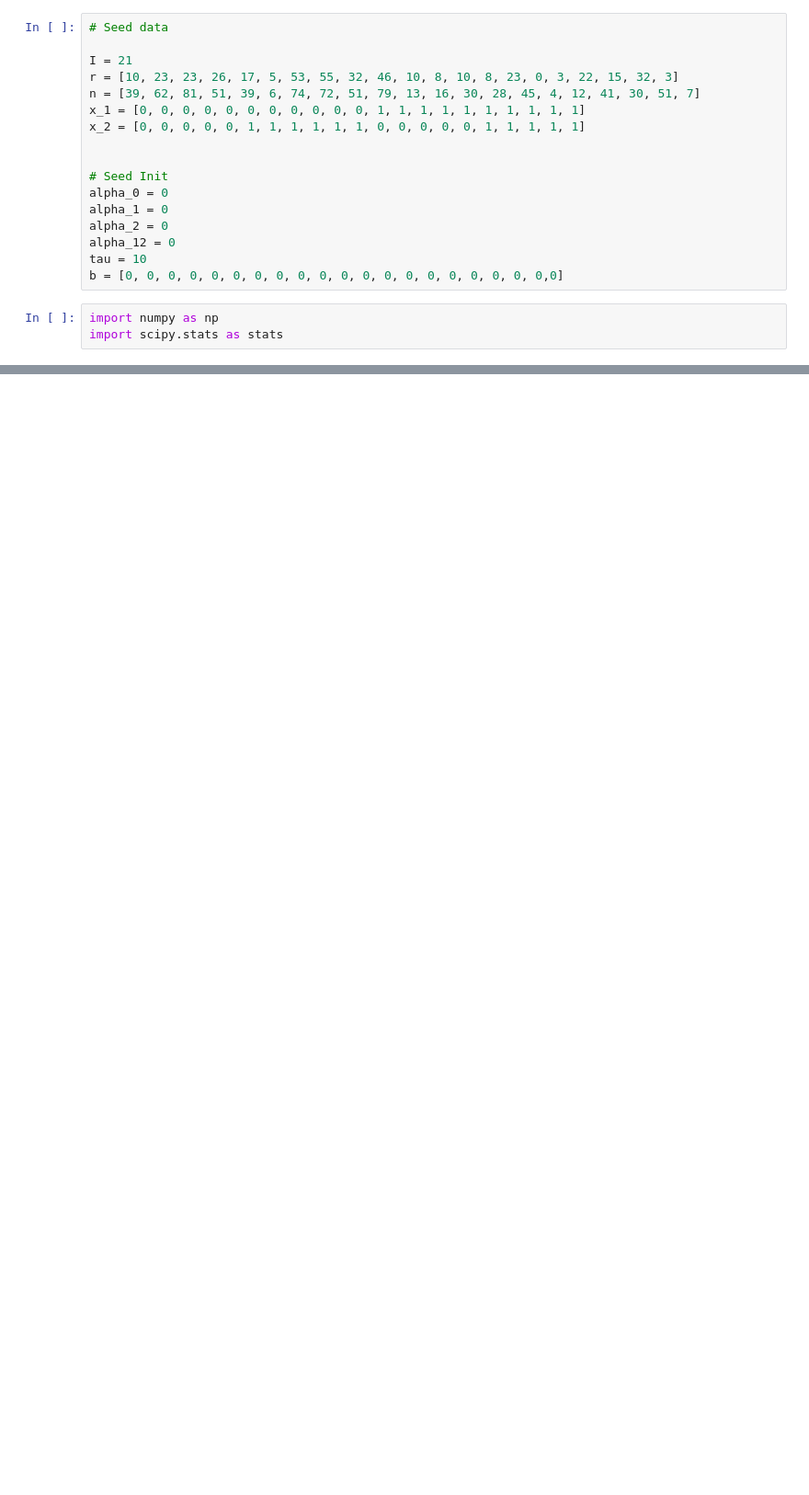
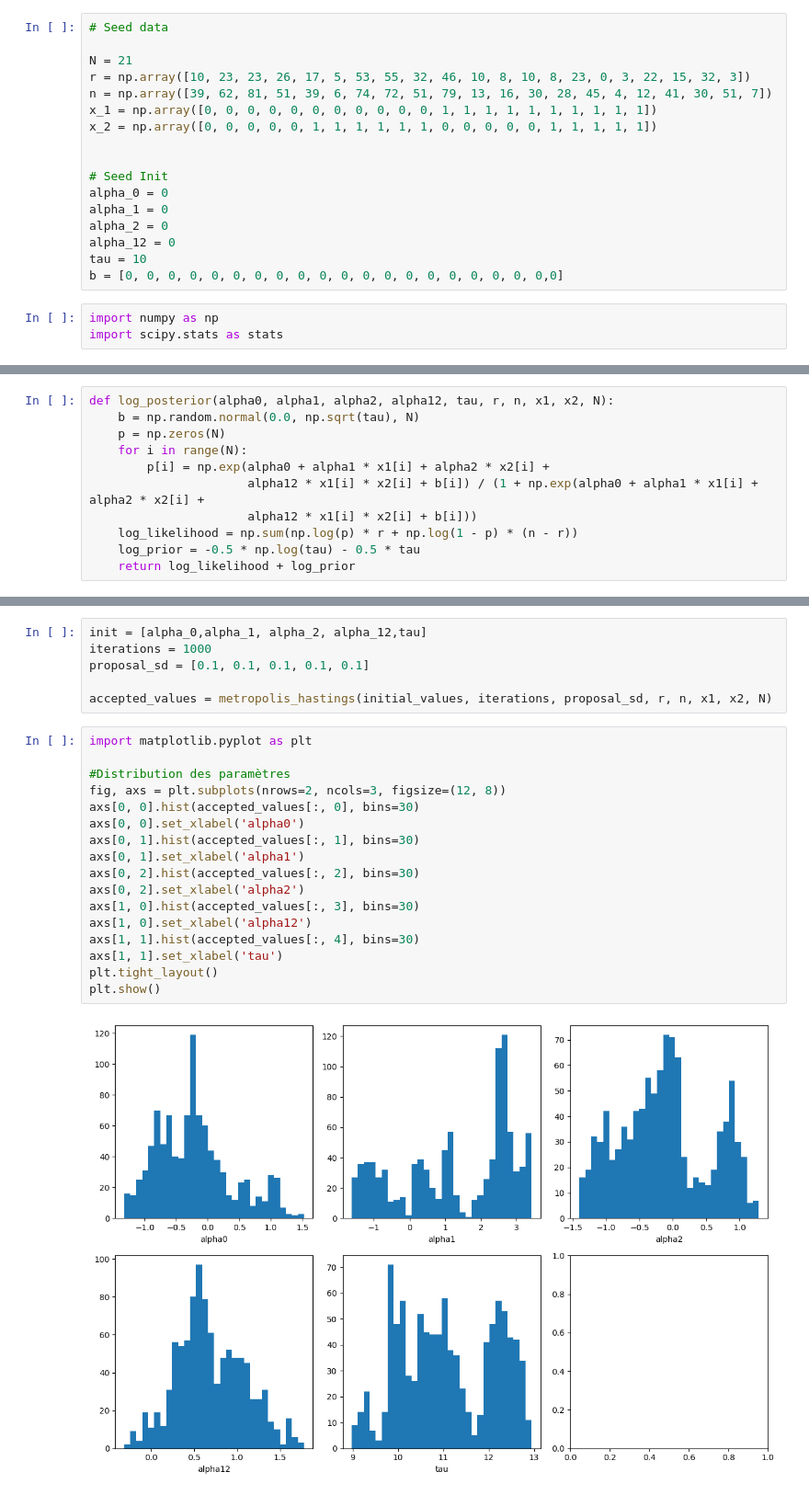
Before and after one commit to Antoine3529/MethodesBayesiennes, a Jupyter notebook: SEEDS.ipynb, the cells around one changed output, grey strips where cells are left out. Shown at 92% size. Cells and saved outputs as stored; diff of their text form; blank space fills up the shorter version.

Commit message:
notebook
metropolis hasting semble fonctionner, je regarde pour gibbs apres

```diff
--- a/SEEDS.ipynb
+++ b/SEEDS.ipynb
@@ -1,11 +1,11 @@
 # %%
 # Seed data
 
-I = 21
-r = [10, 23, 23, 26, 17, 5, 53, 55, 32, 46, 10, 8, 10, 8, 23, 0, 3, 22, 15, 32, 3]
-n = [39, 62, 81, 51, 39, 6, 74, 72, 51, 79, 13, 16, 30, 28, 45, 4, 12, 41, 30, 51, 7]
-x_1 = [0, 0, 0, 0, 0, 0, 0, 0, 0, 0, 0, 1, 1, 1, 1, 1, 1, 1, 1, 1, 1]
-x_2 = [0, 0, 0, 0, 0, 1, 1, 1, 1, 1, 1, 0, 0, 0, 0, 0, 1, 1, 1, 1, 1]
+N = 21
+r = np.array([10, 23, 23, 26, 17, 5, 53, 55, 32, 46, 10, 8, 10, 8, 23, 0, 3, 22, 15, 32, 3])
+n = np.array([39, 62, 81, 51, 39, 6, 74, 72, 51, 79, 13, 16, 30, 28, 45, 4, 12, 41, 30, 51, 7])
+x_1 = np.array([0, 0, 0, 0, 0, 0, 0, 0, 0, 0, 0, 1, 1, 1, 1, 1, 1, 1, 1, 1, 1])
+x_2 = np.array([0, 0, 0, 0, 0, 1, 1, 1, 1, 1, 1, 0, 0, 0, 0, 0, 1, 1, 1, 1, 1])
 
 
 # Seed Init
@@ -148,0 +155,11 @@ ValueError: operands could not be broadcast together with shapes (21,) (0,)
+# %%
+def log_posterior(alpha0, alpha1, alpha2, alpha12, tau, r, n, x1, x2, N):
+    b = np.random.normal(0.0, np.sqrt(tau), N)
+    p = np.zeros(N)
+    for i in range(N):
+        p[i] = np.exp(alpha0 + alpha1 * x1[i] + alpha2 * x2[i] +
+                      alpha12 * x1[i] * x2[i] + b[i]) / (1 + np.exp(alpha0 + alpha1 * x1[i] + alpha2 * x2[i] +
+                      alpha12 * x1[i] * x2[i] + b[i]))
+    log_likelihood = np.sum(np.log(p) * r + np.log(1 - p) * (n - r))
+    log_prior = -0.5 * np.log(tau) - 0.5 * tau
+    return log_likelihood + log_prior
@@ -148,0 +192,25 @@ ValueError: operands could not be broadcast together with shapes (21,) (0,)
+# %%
+init = [alpha_0,alpha_1, alpha_2, alpha_12,tau]
+iterations = 1000
+proposal_sd = [0.1, 0.1, 0.1, 0.1, 0.1]
+
+accepted_values = metropolis_hastings(initial_values, iterations, proposal_sd, r, n, x1, x2, N)
+# %%
+import matplotlib.pyplot as plt
+
+#Distribution des paramètres
+fig, axs = plt.subplots(nrows=2, ncols=3, figsize=(12, 8))
+axs[0, 0].hist(accepted_values[:, 0], bins=30)
+axs[0, 0].set_xlabel('alpha0')
+axs[0, 1].hist(accepted_values[:, 1], bins=30)
+axs[0, 1].set_xlabel('alpha1')
+axs[0, 2].hist(accepted_values[:, 2], bins=30)
+axs[0, 2].set_xlabel('alpha2')
+axs[1, 0].hist(accepted_values[:, 3], bins=30)
+axs[1, 0].set_xlabel('alpha12')
+axs[1, 1].hist(accepted_values[:, 4], bins=30)
+axs[1, 1].set_xlabel('tau')
+plt.tight_layout()
+plt.show()
+# %% [output]
+[figure, added]
```
Also changed, not shown: parts of 6 cells of this notebook.
